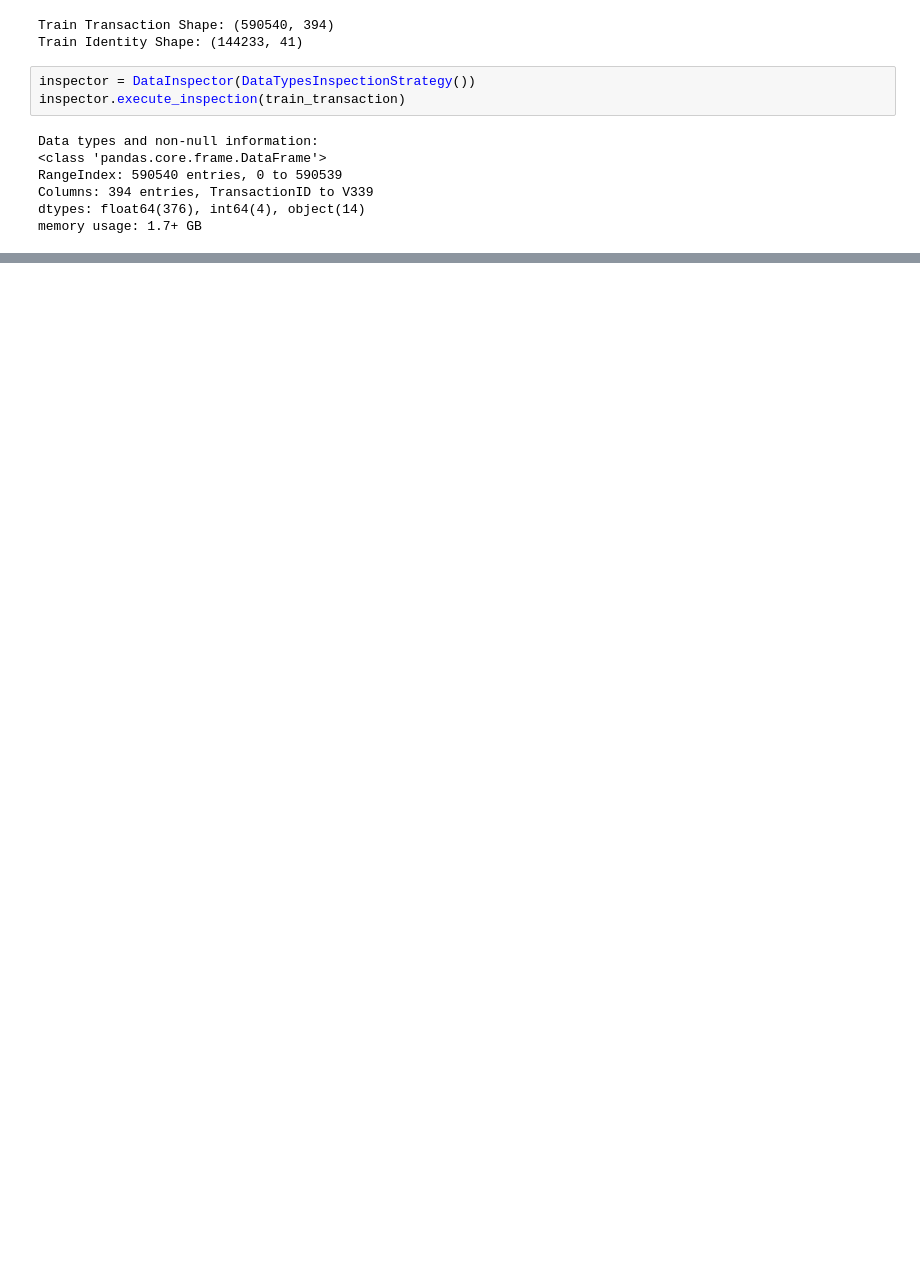
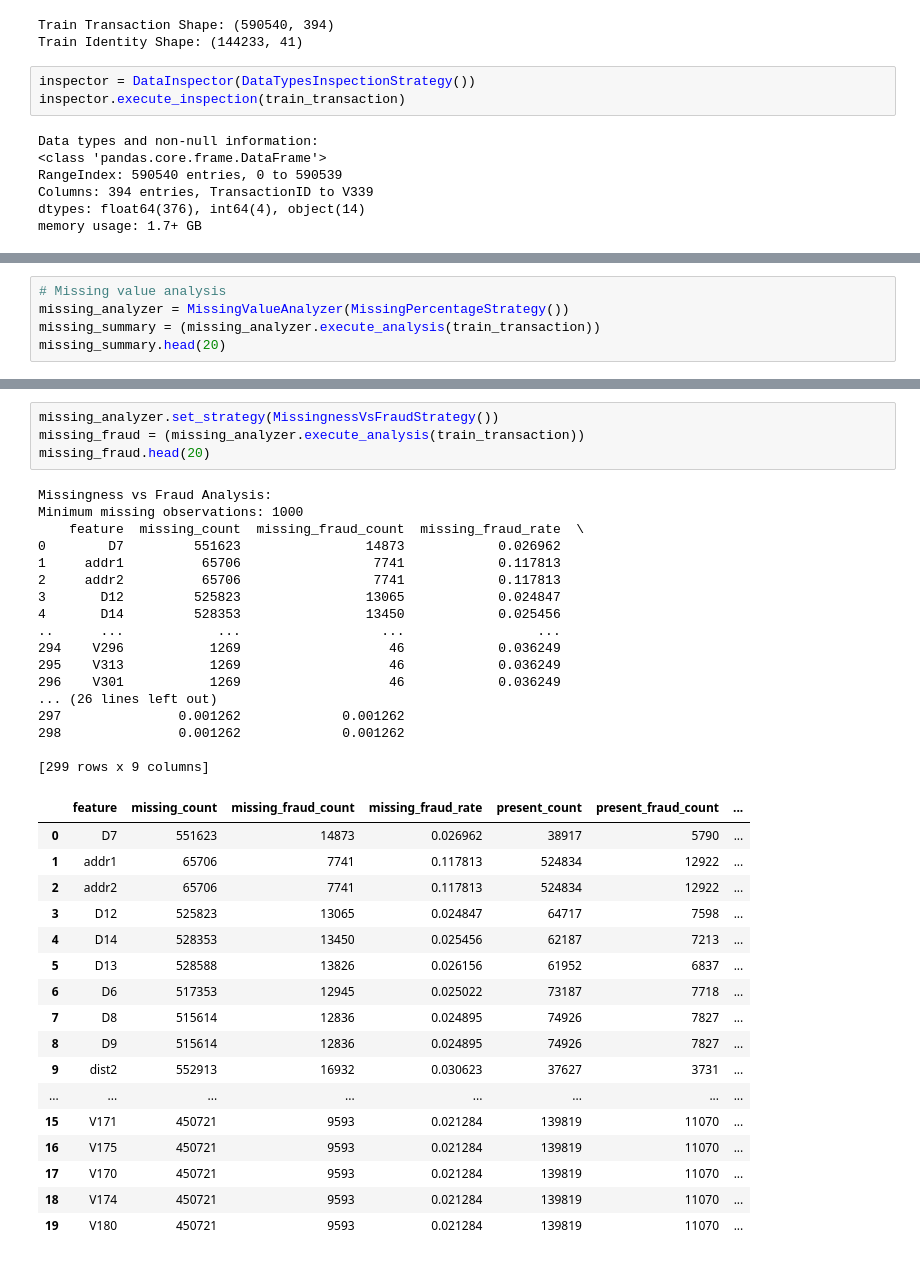
Before and after one commit to manojitkhatua/trace-ai, a Jupyter notebook: src/analysis/EDA.ipynb, the cells around one changed output, grey strips where cells are left out. Drawn from its saved outputs; the diff is of its cells as text; blank space fills up the shorter version.

```diff
--- a/src/analysis/EDA.ipynb
+++ b/src/analysis/EDA.ipynb
@@ -84,0 +296,5 @@ So roughly 86% are missing for those fields.This is important.We should not auto
+# %%
+# Missing value analysis
+missing_analyzer = MissingValueAnalyzer(MissingPercentageStrategy())
+missing_summary = (missing_analyzer.execute_analysis(train_transaction))
+missing_summary.head(20)
@@ -84,0 +334,39 @@ So roughly 86% are missing for those fields.This is important.We should not auto
+# %%
+missing_analyzer.set_strategy(MissingnessVsFraudStrategy())
+missing_fraud = (missing_analyzer.execute_analysis(train_transaction))
+missing_fraud.head(20)
+# %% [output]
+Missingness vs Fraud Analysis:
+Minimum missing observations: 1000
+    feature  missing_count  missing_fraud_count  missing_fraud_rate  \
+0        D7         551623                14873            0.026962
+1     addr1          65706                 7741            0.117813
+2     addr2          65706                 7741            0.117813
+3       D12         525823                13065            0.024847
+4       D14         528353                13450            0.025456
+..      ...            ...                  ...                 ...
+294    V296           1269                   46            0.036249
+295    V313           1269                   46            0.036249
+296    V301           1269                   46            0.036249
+... (26 lines left out)
+297               0.001262             0.001262
+298               0.001262             0.001262
+
+[299 rows x 9 columns]
+|  | feature | missing_count | missing_fraud_count | missing_fraud_rate | present_count | present_fraud_count | ... |
+| 0 | D7 | 551623 | 14873 | 0.026962 | 38917 | 5790 | ... |
+| 1 | addr1 | 65706 | 7741 | 0.117813 | 524834 | 12922 | ... |
+| 2 | addr2 | 65706 | 7741 | 0.117813 | 524834 | 12922 | ... |
+| 3 | D12 | 525823 | 13065 | 0.024847 | 64717 | 7598 | ... |
+| 4 | D14 | 528353 | 13450 | 0.025456 | 62187 | 7213 | ... |
+| 5 | D13 | 528588 | 13826 | 0.026156 | 61952 | 6837 | ... |
+| 6 | D6 | 517353 | 12945 | 0.025022 | 73187 | 7718 | ... |
+| 7 | D8 | 515614 | 12836 | 0.024895 | 74926 | 7827 | ... |
+| 8 | D9 | 515614 | 12836 | 0.024895 | 74926 | 7827 | ... |
+| 9 | dist2 | 552913 | 16932 | 0.030623 | 37627 | 3731 | ... |
+| ... | ... | ... | ... | ... | ... | ... | ... |
+| 15 | V171 | 450721 | 9593 | 0.021284 | 139819 | 11070 | ... |
+| 16 | V175 | 450721 | 9593 | 0.021284 | 139819 | 11070 | ... |
+| 17 | V170 | 450721 | 9593 | 0.021284 | 139819 | 11070 | ... |
+| 18 | V174 | 450721 | 9593 | 0.021284 | 139819 | 11070 | ... |
+| 19 | V180 | 450721 | 9593 | 0.021284 | 139819 | 11070 | ... |
```
Also changed, not shown: parts of 21 cells of this notebook, 6 other files.
